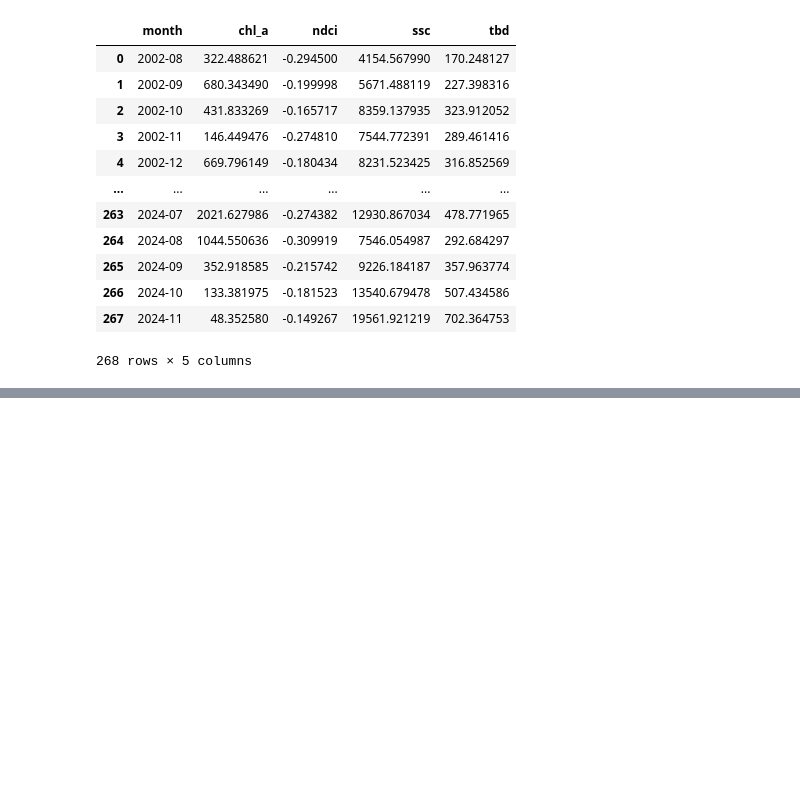
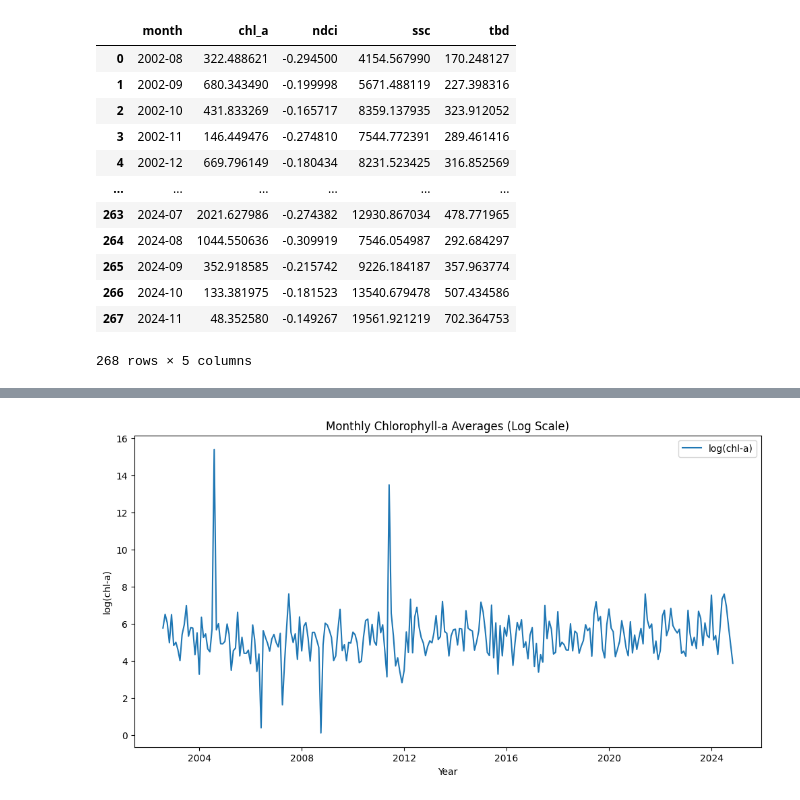
Before and after one commit to owlzyseyes/Water-Quality-Monitoring, a Jupyter notebook: data_analysis/notebook.ipynb, the cells around one changed output, grey strips where cells are left out. Cells and saved outputs as stored; diff of their text form; code cells hidden in the pictures; blank space fills up the shorter version.

```diff
--- a/data_analysis/notebook.ipynb
+++ b/data_analysis/notebook.ipynb
@@ -55,0 +99,10 @@ merged_df.describe()
+# %%
+# Chlorophyll-a line plot
+plt.figure(figsize=(12, 6))
+sns.lineplot(data=merged_df['log_chl_a'], label='log(chl-a)')
+plt.title('Monthly Chlorophyll-a Averages (Log Scale)')
+plt.xlabel('Year')
+plt.ylabel('log(chl-a)')
+plt.show()
+# %% [output]
+[figure, added]
```
Also changed, not shown: parts of 38 cells of this notebook, 4 other files.
